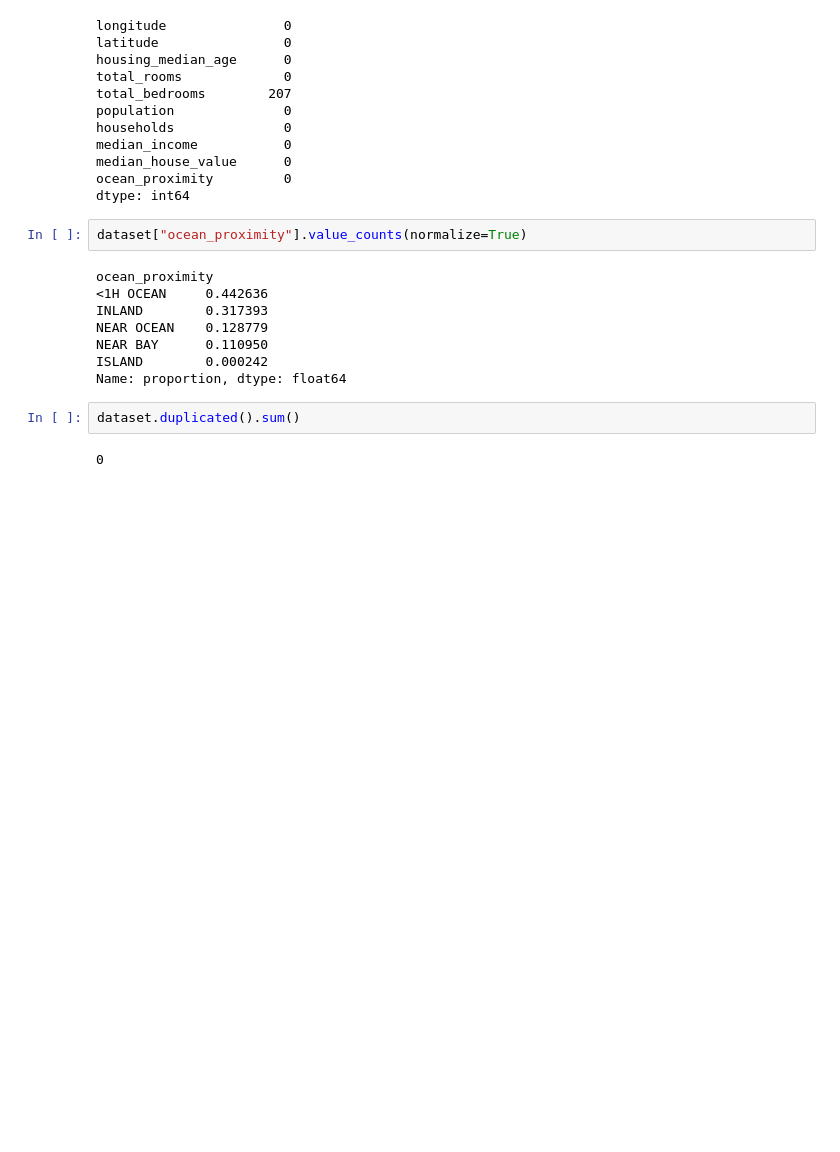
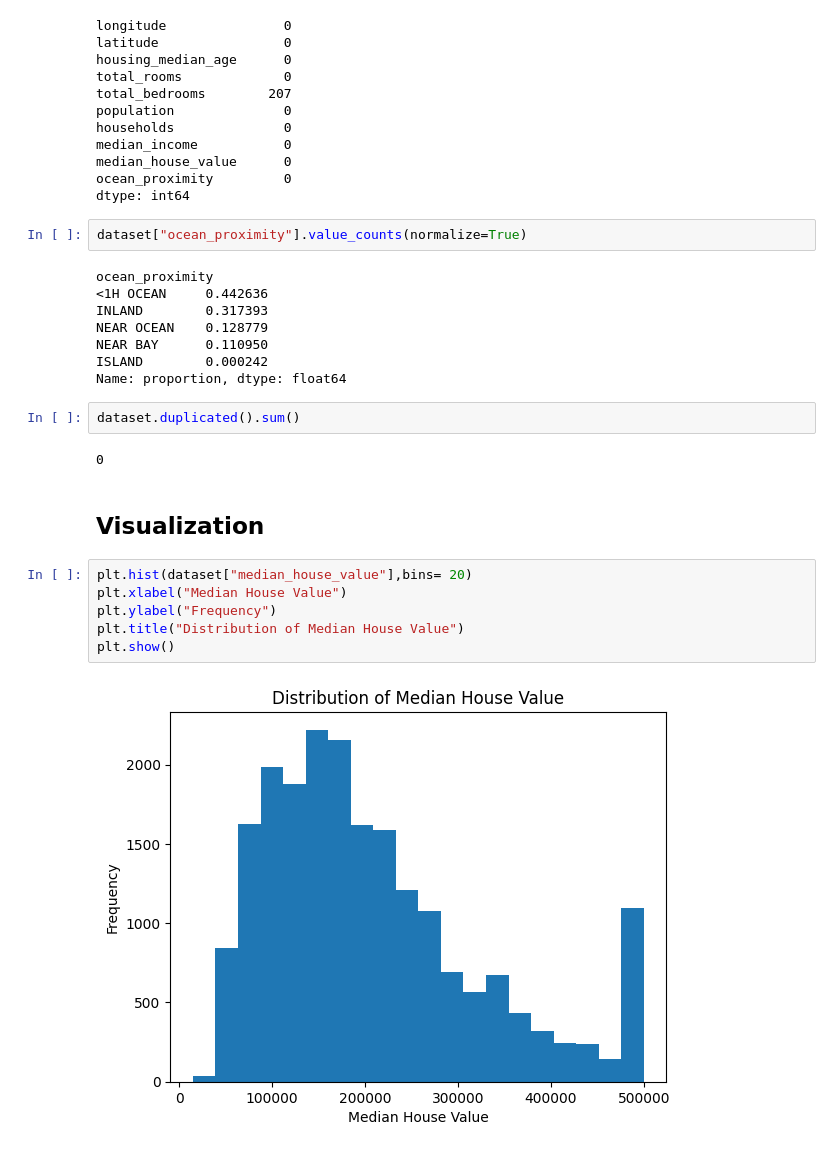
Before and after one commit to donyafallah/California-Housing, a Jupyter notebook: California Housing.ipynb, the cells around one changed output. Saved outputs shown, nothing was run; the diff lists cells and outputs as text; blank space fills up the shorter version.

Commit message:
EDA: visualize median house value distribution

```diff
--- a/California Housing.ipynb
+++ b/California Housing.ipynb
@@ -158,3 +159,13 @@ Name: proportion, dtype: float64
 dataset.duplicated().sum()
 # %% [output]
 0
+# %% [markdown]
+## Visualization
+# %%
+plt.hist(dataset["median_house_value"],bins= 20)
+plt.xlabel("Median House Value")
+plt.ylabel("Frequency")
+plt.title("Distribution of Median House Value")
+plt.show()
+# %% [output]
+[figure, added]
```
Also changed, not shown: parts of 2 cells of this notebook.
